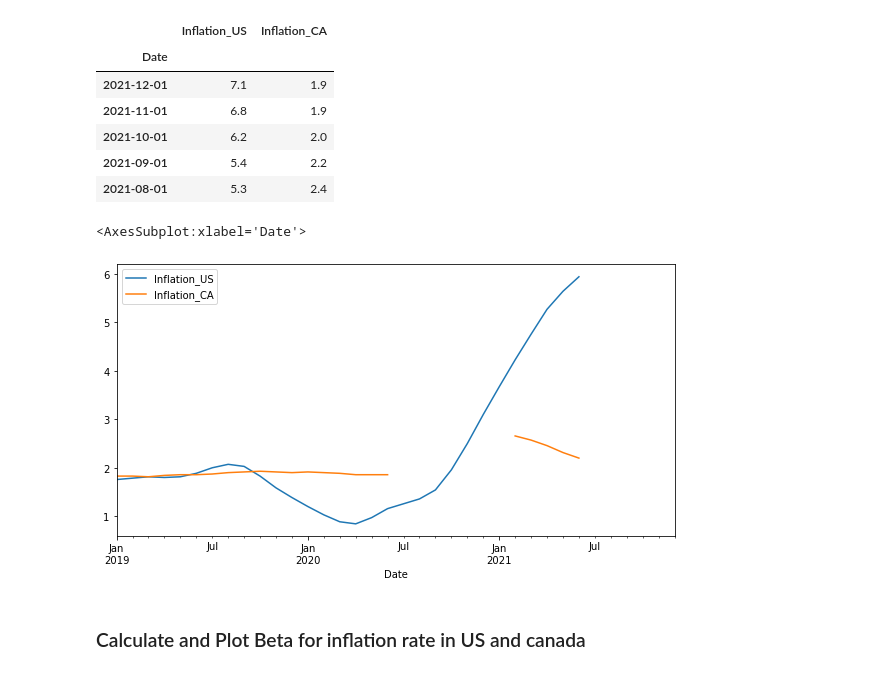
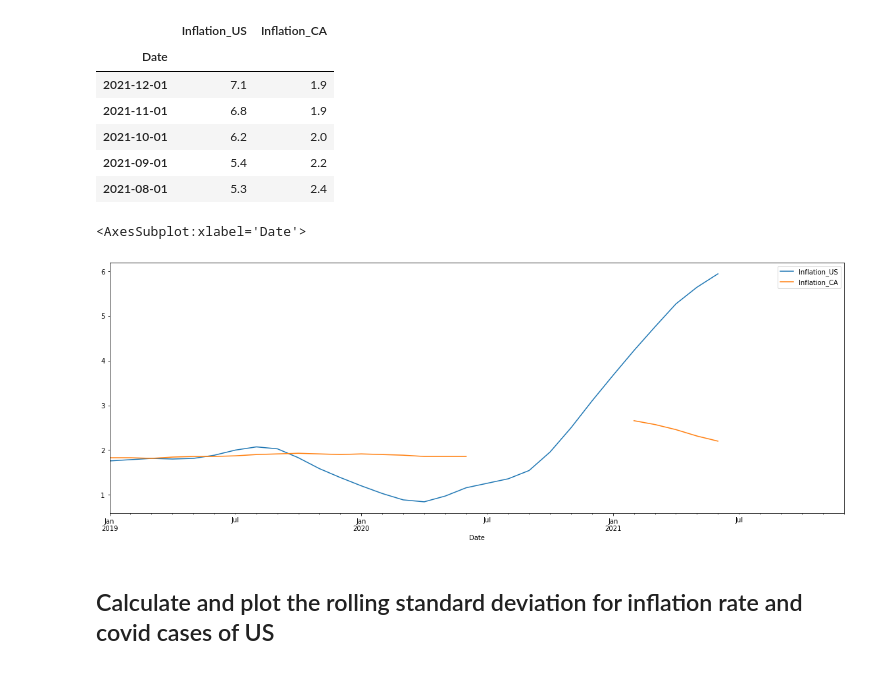
Before and after one commit to malkawenedal/Impact-on-Inflation-due-to-Covid-for-US-Canada, a Jupyter notebook: Analysis.ipynb, the cells around one changed output. Drawn from its saved outputs; the diff is of its cells as text; code cells hidden in the pictures.

```diff
--- a/Analysis.ipynb
+++ b/Analysis.ipynb
@@ -152,7 +187,7 @@ inflation_rate.head()
 # %%
-inflation_rate.rolling(window= 7).mean().plot(figsize=(10,5))
+inflation_rate.rolling(window=7).mean().plot(figsize=(20,7))
 # %% [output]
 <AxesSubplot:xlabel='Date'>
-[figure, old version]
+[figure, new version]
 # %% [markdown]
-### Calculate and Plot Beta for inflation rate in US and canada
+## Calculate and plot the rolling standard deviation for inflation rate  and covid cases of US
```
Also changed, not shown: parts of 15 cells of this notebook, 4 other files.
